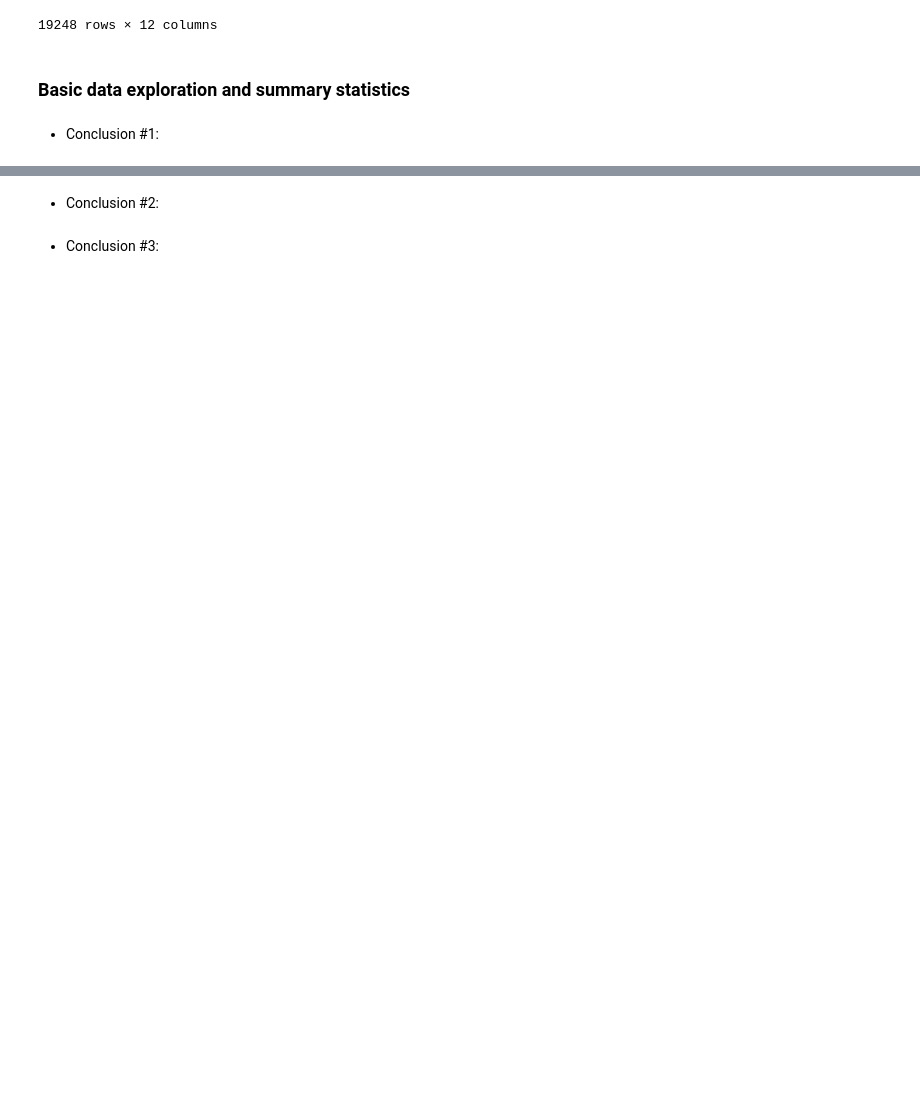
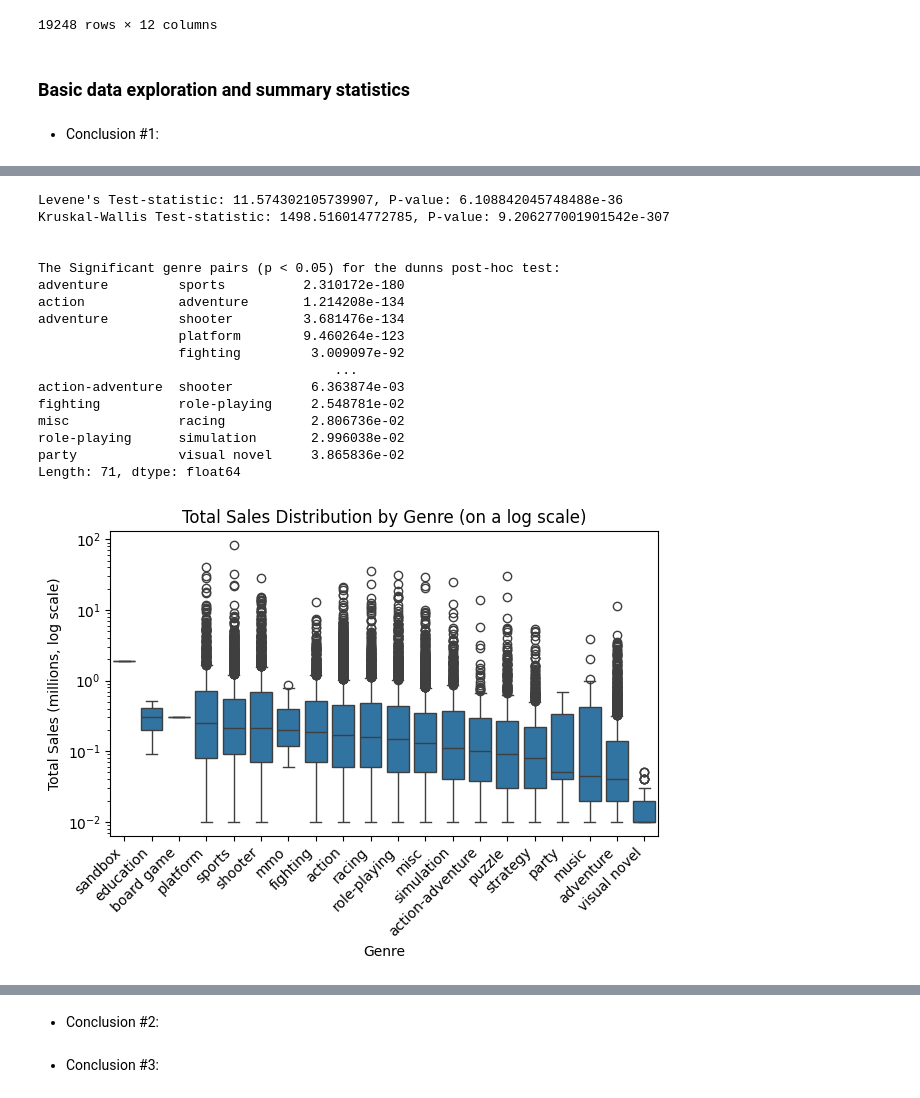
Before and after one commit to JericoJr/CMSC320_Final_Project, a Jupyter notebook: CMSC320_FinalProject_Checkpoint2.ipynb, the cells around one changed output, grey strips where cells are left out. Saved outputs shown, nothing was run; the diff lists cells and outputs as text; code cells hidden in the pictures; blank space fills up the shorter version.

```diff
--- a/CMSC320_FinalProject_Checkpoint2.ipynb
+++ b/CMSC320_FinalProject_Checkpoint2.ipynb
@@ -411,0 +432,73 @@ dtype: int64
+# %%
+import matplotlib.pyplot as plt
+import seaborn as sns #simple boxplot (gorgeous)
+import scipy.stats as stats #stat testing
+import scikit_posthocs as sp #for post-hoc test
+import numpy as np
+
+#Test 1: Checking for Normality or Variance:
+#group the values in the genre column
+genre_sales_groups = [group["total_sales"].values for genre, group in df.groupby("genre")]
+#get the test statistic and pvalue for levene test, which checks whether multiple groups have equal variances
+levene_statistic,levene_pvalue = stats.levene(*genre_sales_groups)
+print(f"Levene's Test-statistic: {levene_statistic}, P-value: {levene_pvalue}")
+
+#Test 2: Kruskal-Wallis: Do the genres differ in total_sales?
+#returns the p-value and h statistic and prints it out
+kw_statistic,kw_pvalue = stats.kruskal(*genre_sales_groups)
+print(f"Kruskal-Wallis H-statistic: {kw_statistic}, P-value: {kw_pvalue}")
+
+#Test 3: Post-hoc test, which is meaningful since p value of the kruskal-wallis test is <0.05
+posthoc_dunn_results = sp.posthoc_dunn(
+    df,
+    val_col="total_sales",
+    group_col="genre",
+    p_adjust="bonferroni" #just in case to avoid any possible false positives
+)
+
+#the dunns test is hard to read so we get only the signifcant values
+#We can do this by using np.triu to get keep only the upper triangle, getting rid of any self comparisons
+mask = np.triu(np.ones(posthoc_dunn_results.shape),k=1).astype(bool)
+#apply the data_mask to the pvalue matrix, stack() used to convert 2D matrix into a simple 1D list
+signficant_values_pairs = posthoc_dunn_results.where(mask).stack()
+# only gives the pairs where pvalue is less than 0.05 and we sort them from least to greatest
+signifcant_values_pairs = signficant_values_pairs[signficant_values_pairs < 0.05].sort_values()
+print("\n")
+print(f"The Significant genre pairs (p < 0.05) for the dunns post-hoc test: \n{signifcant_values_pairs}")
+
+#Gorgeous Plot: Boxplot
+plt.figure()
+#group the rows by genre and columns for total_sales, get median and sort them from highest to lowest
+grouped_data=df.groupby("genre")["total_sales"].median().sort_values(ascending=False).index
+#draw a box plot per genre and order=grouped_data ensures genres appear left to right based on ranked above
+sns.boxplot(data=df, x="genre", y="total_sales", order=grouped_data)
+
+plt.yscale("log") #needed since total_sales is heavily right-skewed
+#rotates genre_names by 45 so they are vertical and easier to read (no overlap)
+#ha=right ensures the roated text is directly under the tick
+plt.xticks(rotation=45,ha="right")
+
+plt.title("Total Sales Distribution by Genre (on a log scale)")
+plt.xlabel("Genre")
+plt.ylabel("Total Sales (millions, log scale)")
+plt.tight_layout()
+plt.show()
+# %% [output]
+Levene's Test-statistic: 11.574302105739907, P-value: 6.108842045748488e-36
+Kruskal-Wallis Test-statistic: 1498.516014772785, P-value: 9.206277001901542e-307
+
+
+The Significant genre pairs (p < 0.05) for the dunns post-hoc test:
+adventure         sports          2.310172e-180
+action            adventure       1.214208e-134
+adventure         shooter         3.681476e-134
+                  platform        9.460264e-123
+                  fighting         3.009097e-92
+                                      ...
+action-adventure  shooter          6.363874e-03
+fighting          role-playing     2.548781e-02
+misc              racing           2.806736e-02
+role-playing      simulation       2.996038e-02
+party             visual novel     3.865836e-02
+Length: 71, dtype: float64
+[figure, added]
```
Also changed, not shown: parts of 2 cells of this notebook.
